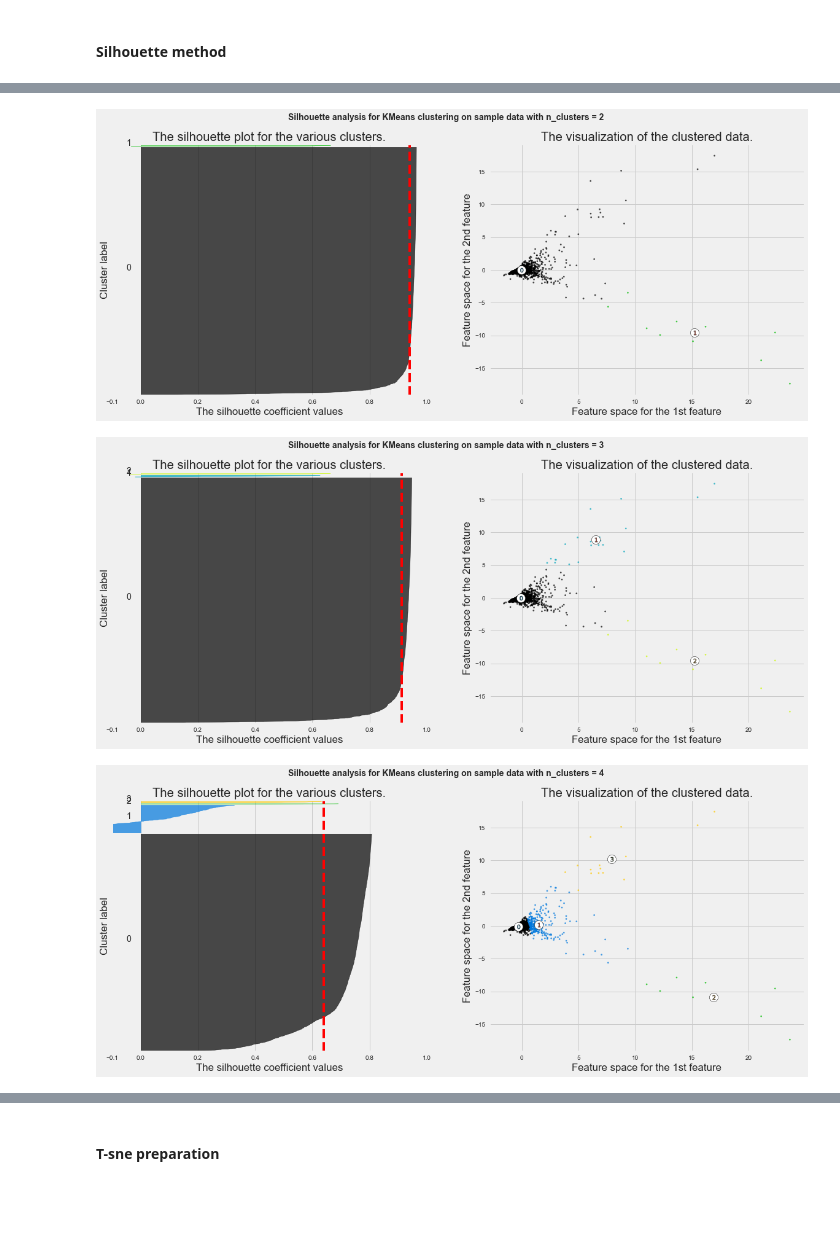
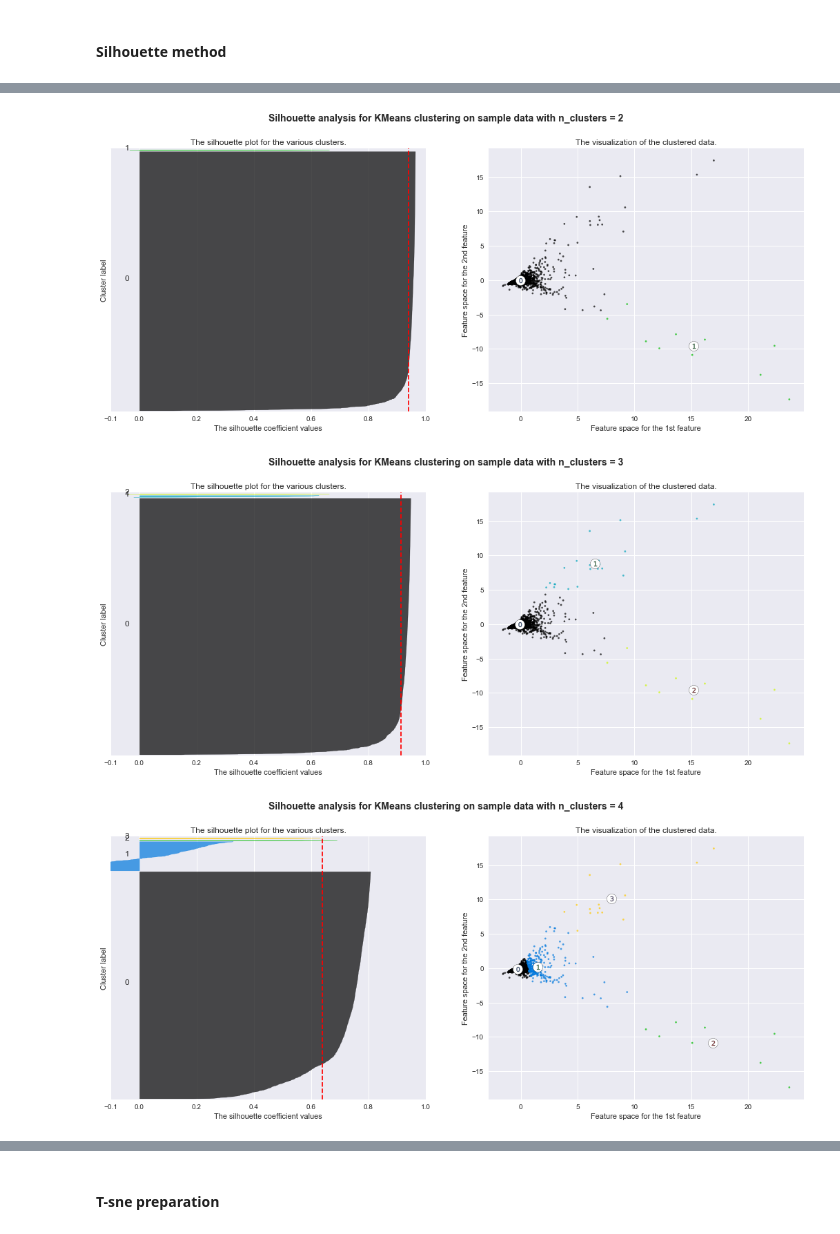
Before and after one commit to farouqelabbass/nft_tezos, a Jupyter notebook: thesis.ipynb, the cells around one changed output, grey strips where cells are left out. Cells and saved outputs as stored; diff of their text form; code cells hidden in the pictures; blank space fills up the shorter version.

```diff
--- a/thesis.ipynb
+++ b/thesis.ipynb
@@ -197,19 +152,3 @@ fofo=popo.reset_index()
-# %%
-world_map= folium.Map(tiles="cartodbpositron")
-marker_cluster = MarkerCluster().add_to(world_map)
-
-for i in range(len(fofo)):
-        lat = fofo.iloc[i]['Latitude']
-        long = fofo.iloc[i]['Longitude']
-        radius=5
-        popup_text = """Country : {}<br>
-                    %of Users : {}<br>"""
-        popup_text = popup_text.format(fofo.iloc[i]['Country'],
-                                   fofo.iloc[i]['alias']
-                                   )
-        folium.CircleMarker(location = [lat, long], radius=radius, popup= popup_text, fill =True).add_to(marker_cluster)
-#show the map
-world_map
 # %% [markdown]
 ## Disparity
 # %%
@@ -368,8 +347,10 @@ for t in gender["final_gender"]:
         gender_num.append(1)
     elif t=="male":
         gender_num.append(0)
+    elif t=="other":
+        gender_num.append(2)
     else:
-        gender_num.append(2)
+        gender_num.append(3)
 # %%
 gender["gender_num"] = gender_num
 # %% [output]
@@ -561,7 +537,6 @@ for n_clusters in range_n_clusters:
 plt.show()
 
 
-style.use("fivethirtyeight")
 plt.plot(range_n_clusters, silhouette_avg_n_clusters)
 plt.xlabel("Number of Clusters (k)")
 plt.ylabel("silhouette score")
@@ -575,3 +550,3 @@ For n_clusters = 6 The average silhouette_score is : 0.41898256191538125
-[figure, old version]
+[figure, new version]
-[figure, old version]
+[figure, new version]
-[figure, old version]
+[figure, new version]
```
Also changed, not shown: parts of 44 cells of this notebook.
